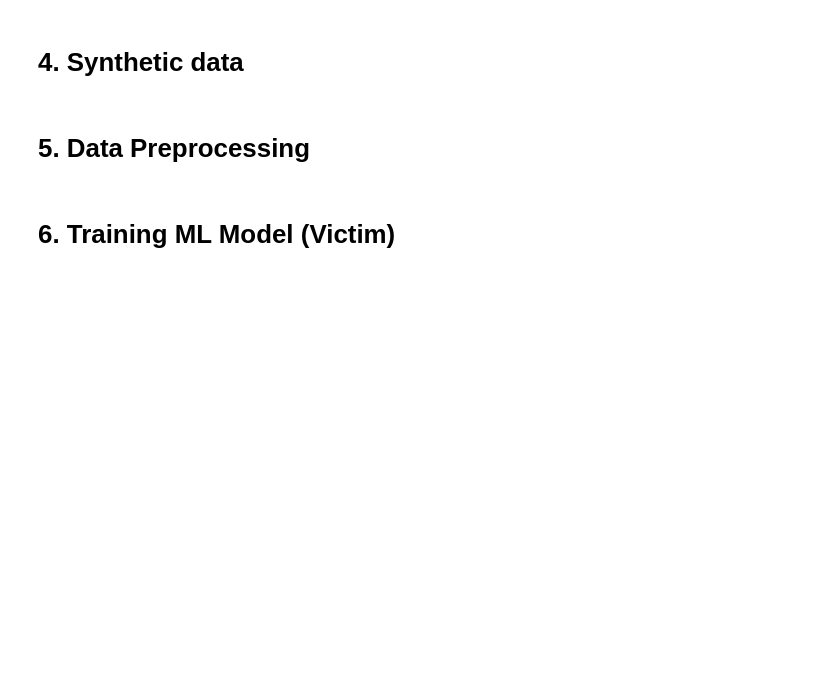
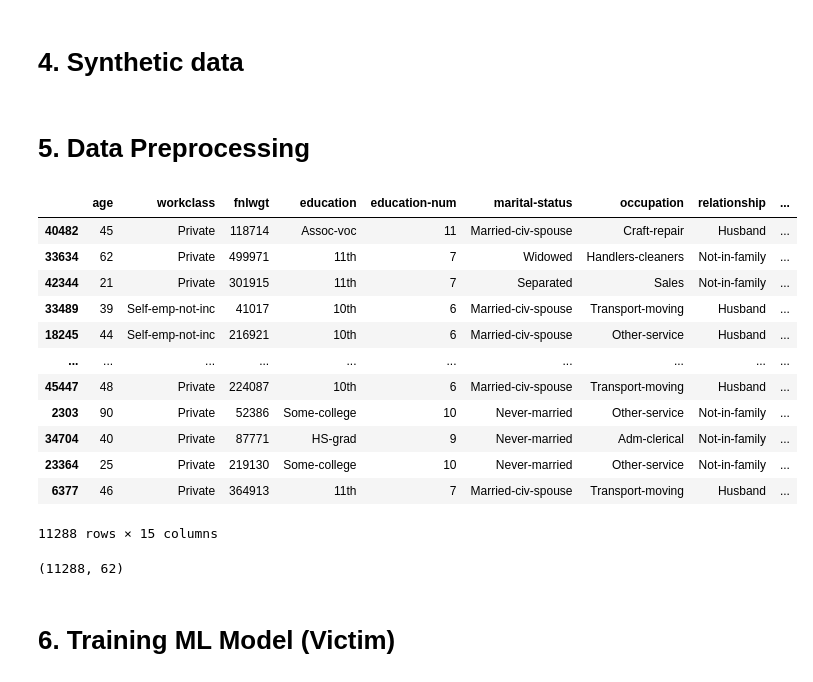
Before and after one commit to flaviodunlop/flaviodunlop-wiar_III_Defending_MIA_with_SynthData, a Jupyter notebook: mia.ipynb, the cells around one changed output. Saved outputs shown, nothing was run; the diff lists cells and outputs as text; code cells hidden in the pictures; blank space fills up the shorter version.

```diff
--- a/mia.ipynb
+++ b/mia.ipynb
@@ -52,3 +69,19 @@ df['native-country'] = df['native-country'].apply(lambda x: x if x in top_countr
+# %%
+# Proprecess Catgorical Columns to minimze risk of missmatch in matrices shape after synthesizing
+
+# drop rows where worklass = without-pay
+df = df[df['workclass'] != 'Without-pay']
+
+# replace 5th-6th , 1st-4th and Preschool with 'Primary'
+df['education'] = df['education'].replace('5th-6th', 'Primary')
+df['education'] = df['education'].replace('1st-4th', 'Primary')
+df['education'] = df['education'].replace('Preschool', 'Primary')
+
+# drop rows where Marital status = Married-AF-spouse
+df = df[df['marital-status'] != 'Married-AF-spouse']
+
+# drop rows wehere occupation = Armed-Forces
+df = df[df['occupation'] != 'Armed-Forces']
 # %% [markdown]
 ## 3.1. Real - Ref Split
 # %%
@@ -65,9 +98,3 @@ def in_out_split(df):
     return real_in, real_out
 # %%
 real_in, real_out = in_out_split(real)
-# %%
-'''
-# add labels to the datasets for MIA Test set
-real_in['label'] = 1
-real_out['label'] = 0
-'''
@@ -165,11 +147,32 @@ def preprocess_data(df):
     X_preprocessed = X_preprocessed.toarray()
 
     return X_preprocessed, y
+# %%
+real_in
+# %% [output]
+|  | age | workclass | fnlwgt | education | education-num | marital-status | occupation | relationship | ... |
+| 40482 | 45 | Private | 118714 | Assoc-voc | 11 | Married-civ-spouse | Craft-repair | Husband | ... |
+| 33634 | 62 | Private | 499971 | 11th | 7 | Widowed | Handlers-cleaners | Not-in-family | ... |
+| 42344 | 21 | Private | 301915 | 11th | 7 | Separated | Sales | Not-in-family | ... |
+| 33489 | 39 | Self-emp-not-inc | 41017 | 10th | 6 | Married-civ-spouse | Transport-moving | Husband | ... |
+| 18245 | 44 | Self-emp-not-inc | 216921 | 10th | 6 | Married-civ-spouse | Other-service | Husband | ... |
+| ... | ... | ... | ... | ... | ... | ... | ... | ... | ... |
+| 45447 | 48 | Private | 224087 | 10th | 6 | Married-civ-spouse | Transport-moving | Husband | ... |
+| 2303 | 90 | Private | 52386 | Some-college | 10 | Never-married | Other-service | Not-in-family | ... |
+| 34704 | 40 | Private | 87771 | HS-grad | 9 | Never-married | Adm-clerical | Not-in-family | ... |
+| 23364 | 25 | Private | 219130 | Some-college | 10 | Never-married | Other-service | Not-in-family | ... |
+| 6377 | 46 | Private | 364913 | 11th | 7 | Married-civ-spouse | Transport-moving | Husband | ... |
+11288 rows × 15 columns
 # %%
 # Aufruf der Preprocessing Funktion für die realen Daten
 X_preprocessed_real, y_real = preprocess_data(real_in)
 
 # Aufruf der Preprocessing Funktion für die synthetischen Daten
 X_preprocessed_synt, y_synth = preprocess_data(synth_in)
+# %%
+X_preprocessed_real.shape
+#X_preprocessed_synt.shape
+# %% [output]
+(11288, 62)
 # %% [markdown]
 # 6. Training ML Model (Victim)
```
Also changed, not shown: parts of 22 cells of this notebook, 2 other files.
